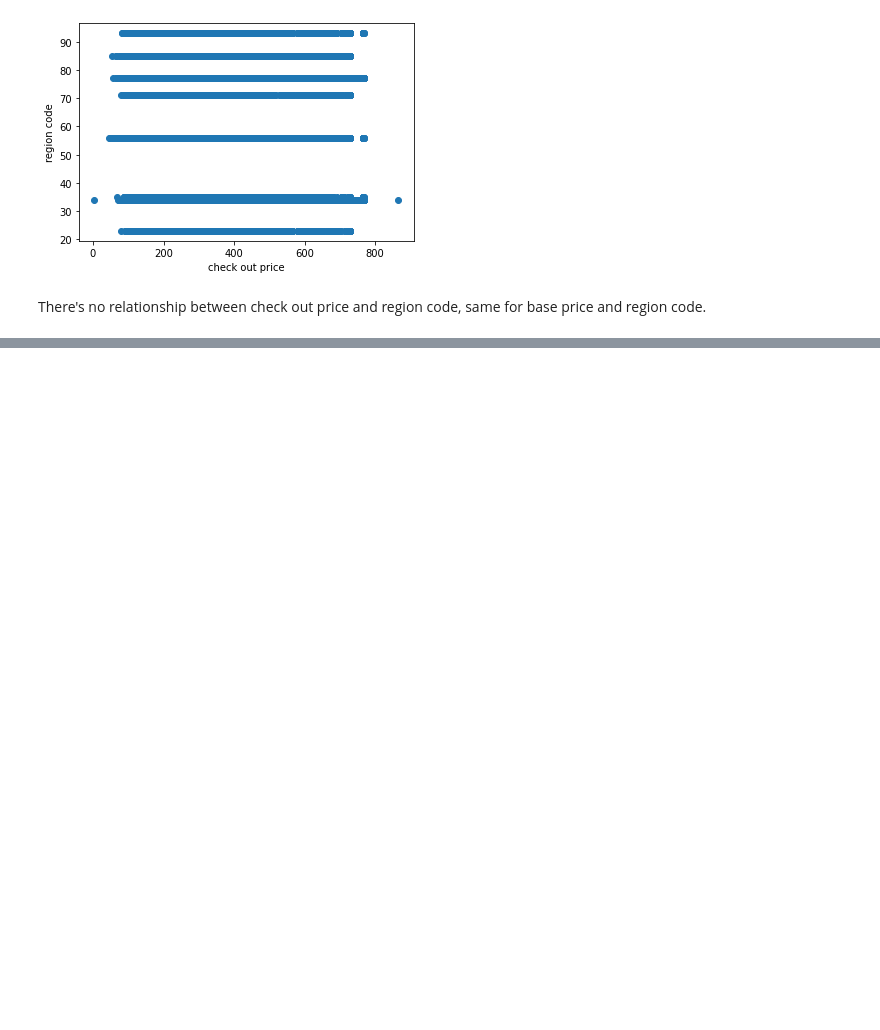
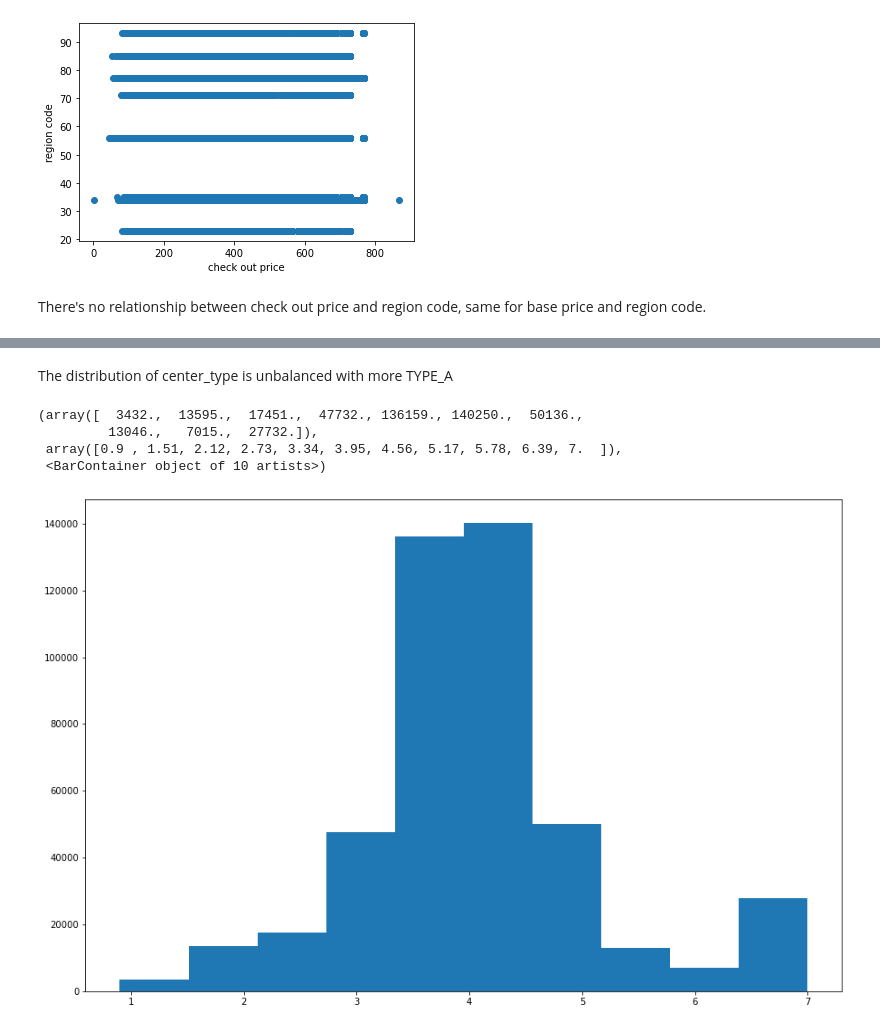
Before and after one commit to jihuali/aml-project, a Jupyter notebook: index.ipynb, the cells around one changed output, grey strips where cells are left out. Drawn from its saved outputs; the diff is of its cells as text; code cells hidden in the pictures; blank space fills up the shorter version.

```diff
--- a/index.ipynb
+++ b/index.ipynb
@@ -179,0 +217,11 @@ There's no relationship between check out price and region code, same for base p
+# %% [markdown]
+The distribution of center_type is unbalanced with more TYPE_A
+# %%
+fig, ax = plt.subplots(figsize=(15,10))
+plt.hist(x=train_data.op_area)
+# %% [output]
+(array([  3432.,  13595.,  17451.,  47732., 136159., 140250.,  50136.,
+         13046.,   7015.,  27732.]),
+ array([0.9 , 1.51, 2.12, 2.73, 3.34, 3.95, 4.56, 5.17, 5.78, 6.39, 7.  ]),
+ <BarContainer object of 10 artists>)
+[figure, added]
```
Also changed, not shown: parts of 11 cells of this notebook.
